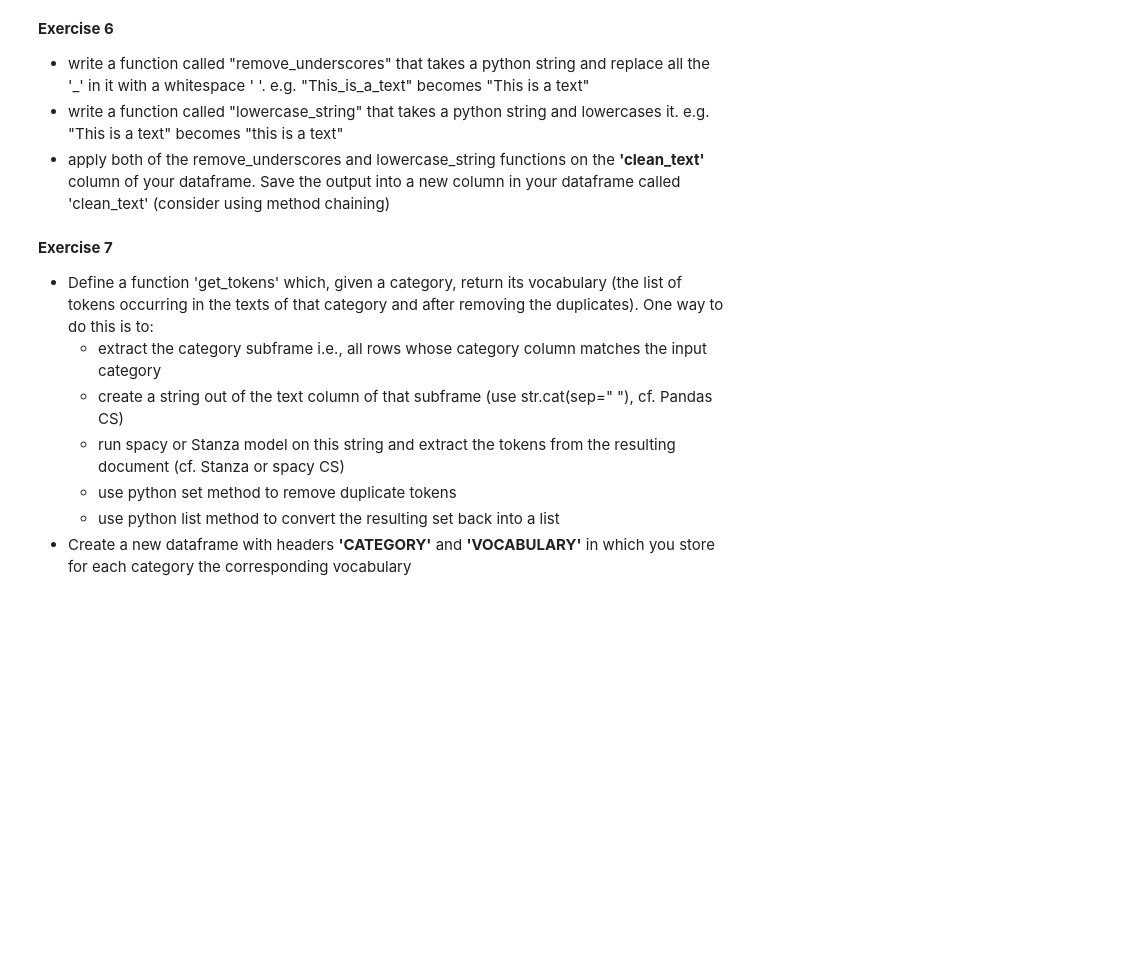
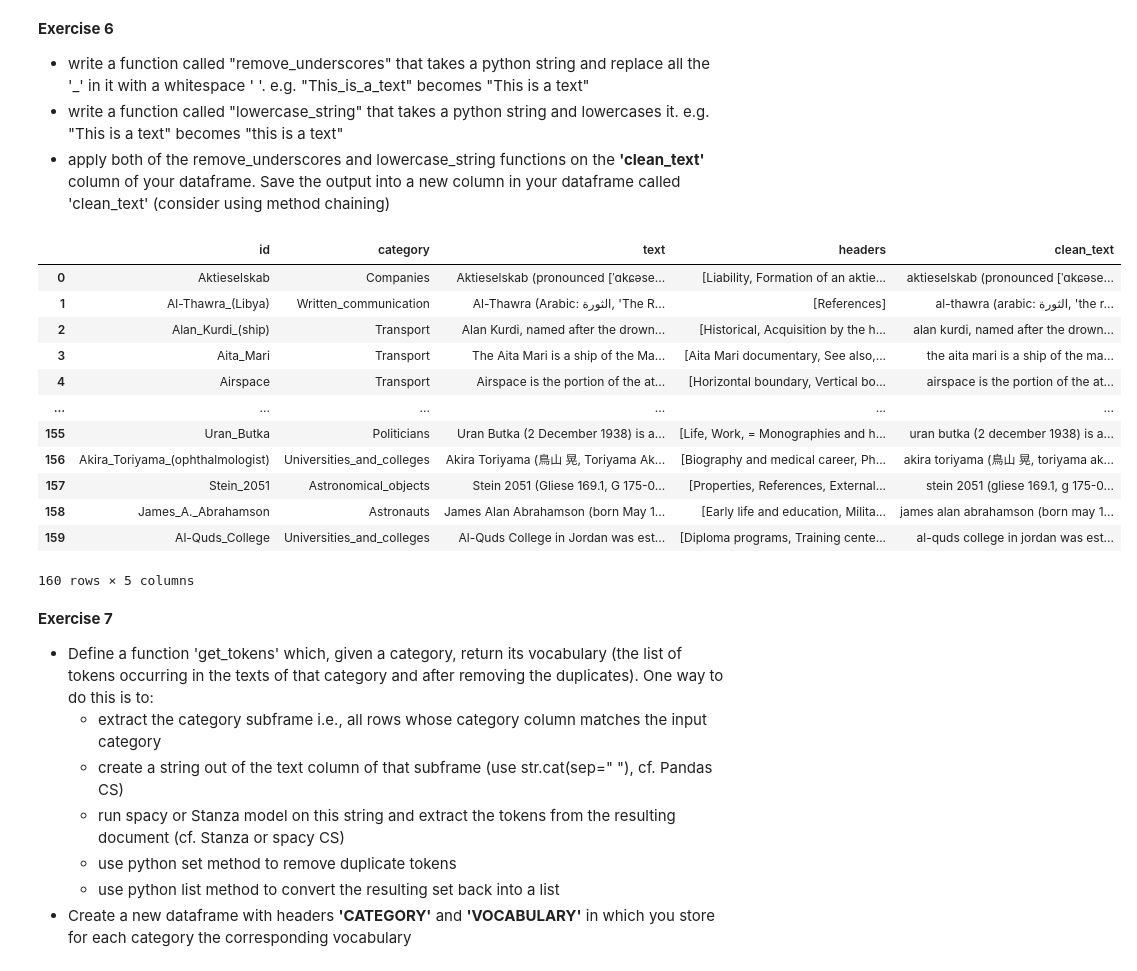
Before and after one commit to it-is-helga/m1-data-science-2025, a Jupyter notebook: class10-EDA/10_X_pandas_stats_viz.ipynb, the cells around one changed output. Saved outputs shown, nothing was run; the diff lists cells and outputs as text; code cells hidden in the pictures; blank space fills up the shorter version.

```diff
--- a/class10-EDA/10_X_pandas_stats_viz.ipynb
+++ b/class10-EDA/10_X_pandas_stats_viz.ipynb
@@ -54,0 +141,4 @@ data4pandas = [['Monteverde_Angel', 'Monuments_and_memorials', 'The Monteverde A
+# %%
+# YOUR CODE HERE
+columns = ["id", "category", "text"]
+df = pd.DataFrame(data4pandas, columns=columns)
@@ -101,3 +258,19 @@ Optional: for each category
+# %%
+df
+# %% [output]
+|  | id | category | text | headers | clean_text |
+| 0 | Aktieselskab | Companies | Aktieselskab (pronounced [ˈɑkɕəse... | [Liability, Formation of an aktie... | aktieselskab (pronounced [ˈɑkɕəse... |
+| 1 | Al-Thawra_(Libya) | Written_communication | Al-Thawra (Arabic: الثورة, 'The R... | [References] | al-thawra (arabic: الثورة, 'the r... |
+| 2 | Alan_Kurdi_(ship) | Transport | Alan Kurdi, named after the drown... | [Historical, Acquisition by the h... | alan kurdi, named after the drown... |
+| 3 | Aita_Mari | Transport | The Aita Mari is a ship of the Ma... | [Aita Mari documentary, See also,... | the aita mari is a ship of the ma... |
+| 4 | Airspace | Transport | Airspace is the portion of the at... | [Horizontal boundary, Vertical bo... | airspace is the portion of the at... |
+| ... | ... | ... | ... | ... | ... |
+| 155 | Uran_Butka | Politicians | Uran Butka (2 December 1938) is a... | [Life, Work, = Monographies and h... | uran butka (2 december 1938) is a... |
+| 156 | Akira_Toriyama_(ophthalmologist) | Universities_and_colleges | Akira Toriyama (鳥山 晃, Toriyama Ak... | [Biography and medical career, Ph... | akira toriyama (鳥山 晃, toriyama ak... |
+| 157 | Stein_2051 | Astronomical_objects | Stein 2051 (Gliese 169.1, G 175-0... | [Properties, References, External... | stein 2051 (gliese 169.1, g 175-0... |
+| 158 | James_A._Abrahamson | Astronauts | James Alan Abrahamson (born May 1... | [Early life and education, Milita... | james alan abrahamson (born may 1... |
+| 159 | Al-Quds_College | Universities_and_colleges | Al-Quds College in Jordan was est... | [Diploma programs, Training cente... | al-quds college in jordan was est... |
+160 rows × 5 columns
 # %% [markdown]
 **Exercise 7**
 
```
Also changed, not shown: parts of 34 cells of this notebook, 1 other file.
